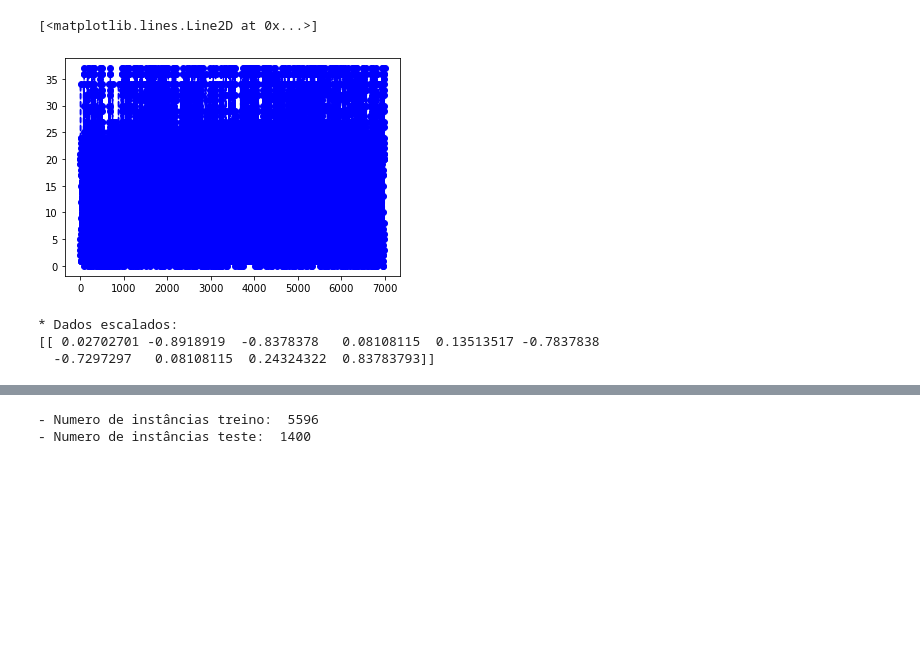
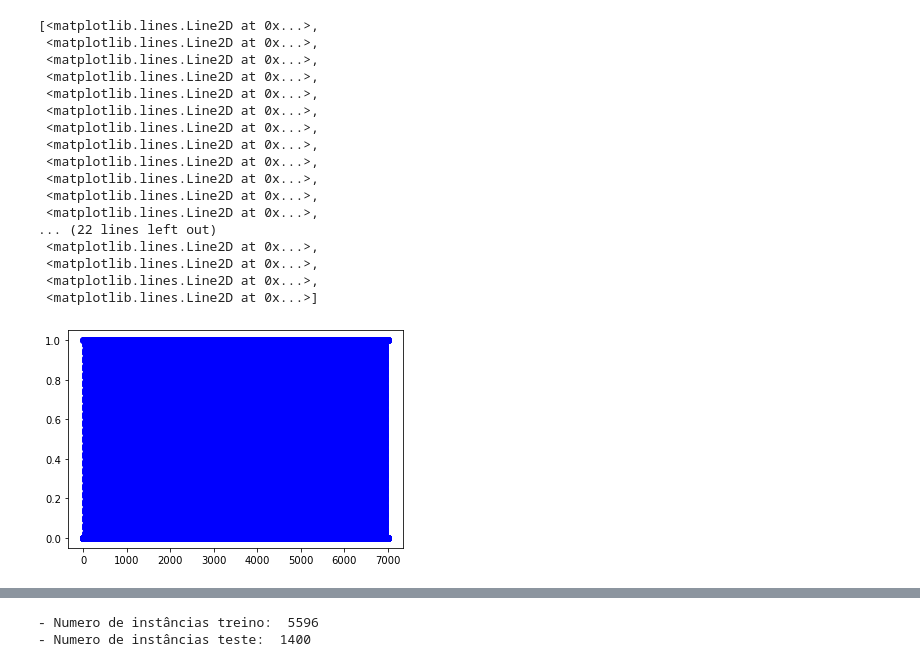
Before and after one commit to lincolncosta/tese, a Jupyter notebook: lstm-mantovani.ipynb, the cells around one changed output, grey strips where cells are left out. Saved outputs shown, nothing was run; the diff lists cells and outputs as text; code cells hidden in the pictures; blank space fills up the shorter version.

```diff
--- a/lstm-mantovani.ipynb
+++ b/lstm-mantovani.ipynb
@@ -73,15 +73,10 @@ for game in data:
     for i, s in enumerate(game):
         if s in events_dict:
             game[i] = events_dict.get(s)
-        else:
-            del game[i]
+
+labelsArray = []
 
 for game in data:
-    game = [item for item in game if not(math.isnan(item)) == True]
+    labelsArray += game
 
-data = [[x for x in y if not np.isnan(x)] for y in data]
-
-dataArray = []
-
-for game in data:
-    dataArray += game
+sequence = [b for b in labelsArray if not(isinstance(b, float))]
@@ -131,4 +83,17 @@ print(dataset[:10])
 # %%
+# one hot encode sequence
+def one_hot_encode(sequence, n_unique=38):
+	encoding = list()
+	for value in sequence:
+		vector = [0 for _ in range(n_unique)]
+		vector[value] = 1
+		encoding.append(vector)
+	return np.array(encoding)
+
+# decode a one hot encoded string
+def one_hot_decode(encoded_seq):
+	return [np.argmax(vector) for vector in encoded_seq]
+
 # funcao auxiliar para criar os itervalos de previsao
 # é a mesma que usamos no exemplo anterior
 def create_dataset(dataset, janela_previsao=1):
@@ -138,3 +103,13 @@ def create_dataset(dataset, janela_previsao=1):
         dataX.append(a)
         dataY.append(dataset[i + janela_previsao, 0])
     return np.array(dataX), np.array(dataY)
+# %%
+encoded = one_hot_encode(sequence)
+dataframe = pd.DataFrame(encoded)
+dataset = dataframe.values
+
+# vislumbrar um pedaço dos dados e formato lido
+print("\n* Dimensão dos dados:", dataset.shape)
+# 36 amostras/instâncias, univariadas (um único valor real)
+print("* Dados originais:")
+print(dataset[:10])
@@ -141,21 +134,23 @@ def create_dataset(dataset, janela_previsao=1):
 # %%
-# plotar os dados para visualizar a nossa time series
-plt.plot(dataset, linestyle='--', marker='o', color='b')
+# visualizar nossos dados escalados
+# Obs: prestar atenção ao eixo Y, agora varia entre [-1,+1]
+plt.plot(one_hot_decode(dataset), linestyle='--', marker='o', color='b')
 # %% [output]
-[<matplotlib.lines.Line2D at 0x...>]
+[<matplotlib.lines.Line2D at 0x...>,
+ <matplotlib.lines.Line2D at 0x...>,
+ <matplotlib.lines.Line2D at 0x...>,
+ <matplotlib.lines.Line2D at 0x...>,
+ <matplotlib.lines.Line2D at 0x...>,
+ <matplotlib.lines.Line2D at 0x...>,
+ <matplotlib.lines.Line2D at 0x...>,
+ <matplotlib.lines.Line2D at 0x...>,
+ <matplotlib.lines.Line2D at 0x...>,
+ <matplotlib.lines.Line2D at 0x...>,
+ <matplotlib.lines.Line2D at 0x...>,
+ <matplotlib.lines.Line2D at 0x...>,
+... (22 lines left out)
+ <matplotlib.lines.Line2D at 0x...>,
+ <matplotlib.lines.Line2D at 0x...>,
+ <matplotlib.lines.Line2D at 0x...>,
+ <matplotlib.lines.Line2D at 0x...>]
-[figure, old version]
+[figure, new version]
-# %%
-# Normalizando os dados
-
-# escalar os dados no intervalo [-1,1] usando sklearn
-# from sklearn.preprocessing import MinMaxScaler
-
-scaler = MinMaxScaler(feature_range=(-1, 1))
-dataset = scaler.fit_transform(dataset)
-
-print("* Dados escalados:")
-print(dataset[:10].transpose())
-# %% [output]
-* Dados escalados:
-[[ 0.02702701 -0.8918919  -0.8378378   0.08108115  0.13513517 -0.7837838
-  -0.7297297   0.08108115  0.24324322  0.83783793]]
```
Also changed, not shown: parts of 11 cells of this notebook, 2 other files.
